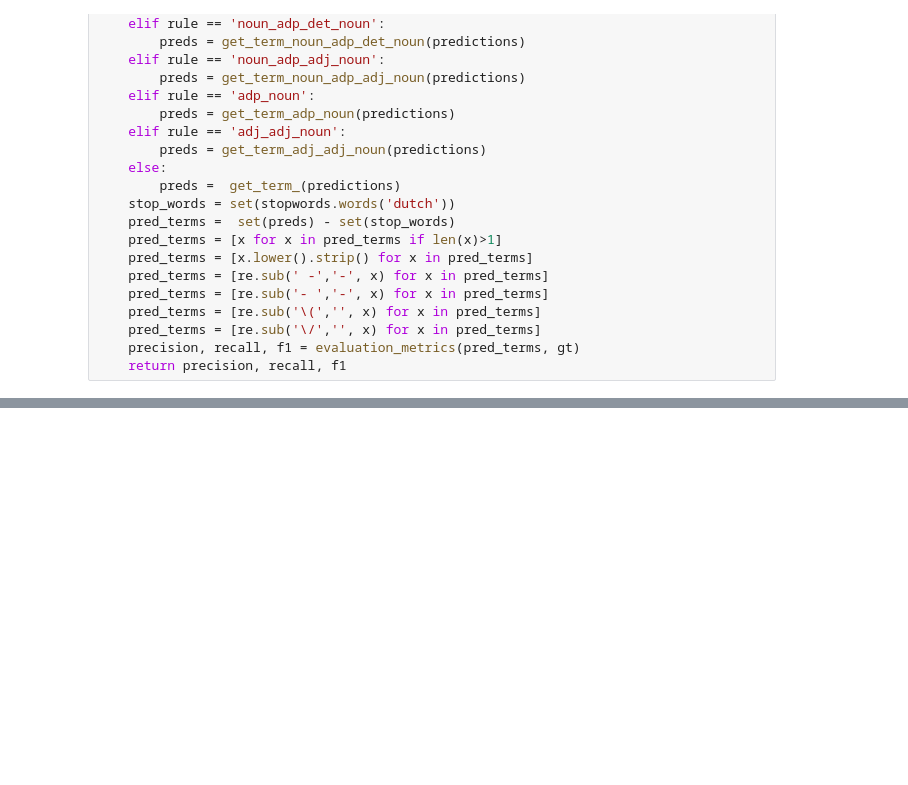
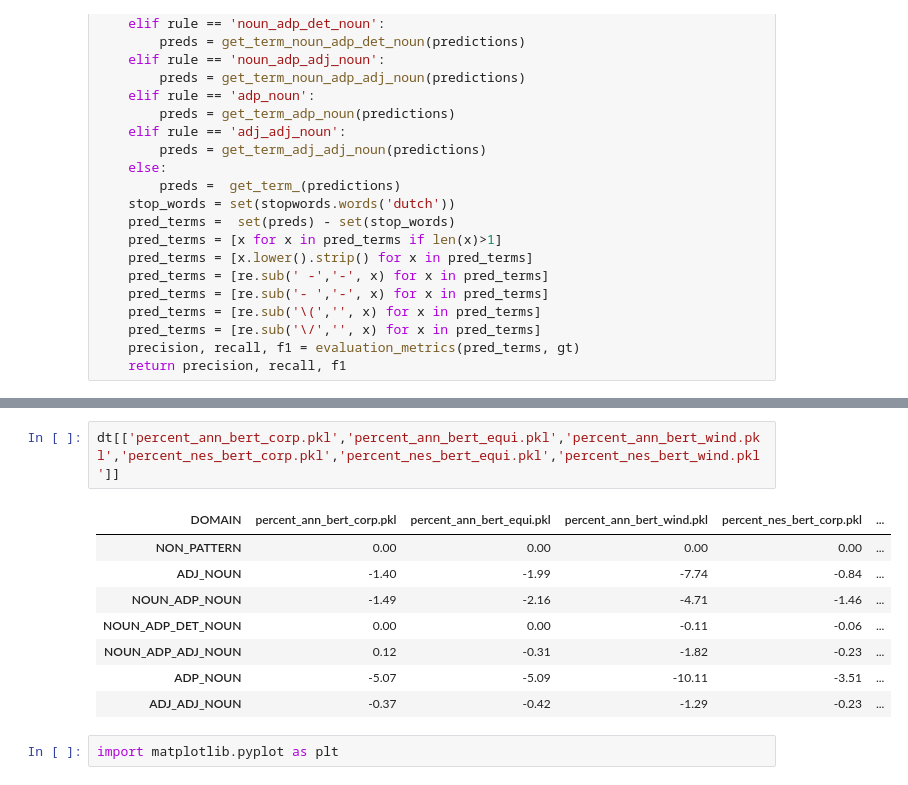
Before and after one commit to honghanhh/terminology-extraction, a Jupyter notebook: patterns/nl_domains/nl_iate_filtering.ipynb, the cells around one changed output, grey strips where cells are left out. Saved outputs shown, nothing was run; the diff lists cells and outputs as text; blank space fills up the shorter version.

```diff
--- a/patterns/nl_domains/nl_iate_filtering.ipynb
+++ b/patterns/nl_domains/nl_iate_filtering.ipynb
@@ -554,0 +557,13 @@ df[[col for col in df.columns if 'DOMAIN' in col or 'NON_PATTERN' in col]]
+# %%
+dt[['percent_ann_bert_corp.pkl','percent_ann_bert_equi.pkl','percent_ann_bert_wind.pkl','percent_nes_bert_corp.pkl','percent_nes_bert_equi.pkl','percent_nes_bert_wind.pkl']]
+# %% [output]
+| DOMAIN | percent_ann_bert_corp.pkl | percent_ann_bert_equi.pkl | percent_ann_bert_wind.pkl | percent_nes_bert_corp.pkl | ... |
+| NON_PATTERN | 0.00 | 0.00 | 0.00 | 0.00 | ... |
+| ADJ_NOUN | -1.40 | -1.99 | -7.74 | -0.84 | ... |
+| NOUN_ADP_NOUN | -1.49 | -2.16 | -4.71 | -1.46 | ... |
+| NOUN_ADP_DET_NOUN | 0.00 | 0.00 | -0.11 | -0.06 | ... |
+| NOUN_ADP_ADJ_NOUN | 0.12 | -0.31 | -1.82 | -0.23 | ... |
+| ADP_NOUN | -5.07 | -5.09 | -10.11 | -3.51 | ... |
+| ADJ_ADJ_NOUN | -0.37 | -0.42 | -1.29 | -0.23 | ... |
+# %%
+import matplotlib.pyplot as plt
```
Also changed, not shown: parts of 20 cells of this notebook, 12 other files.
